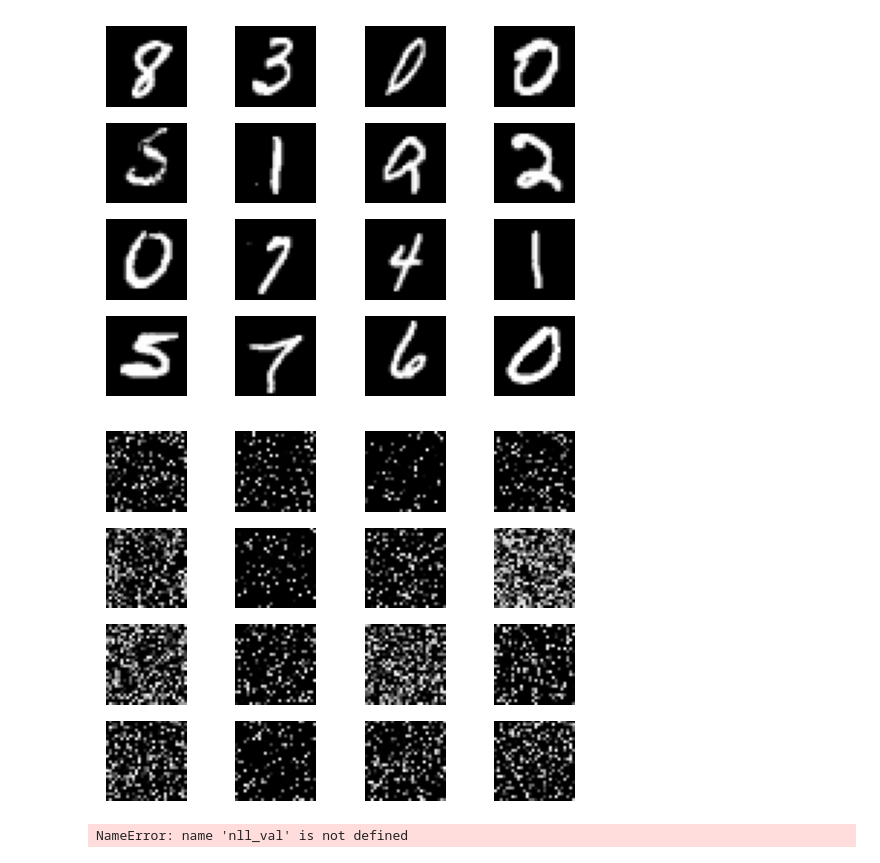
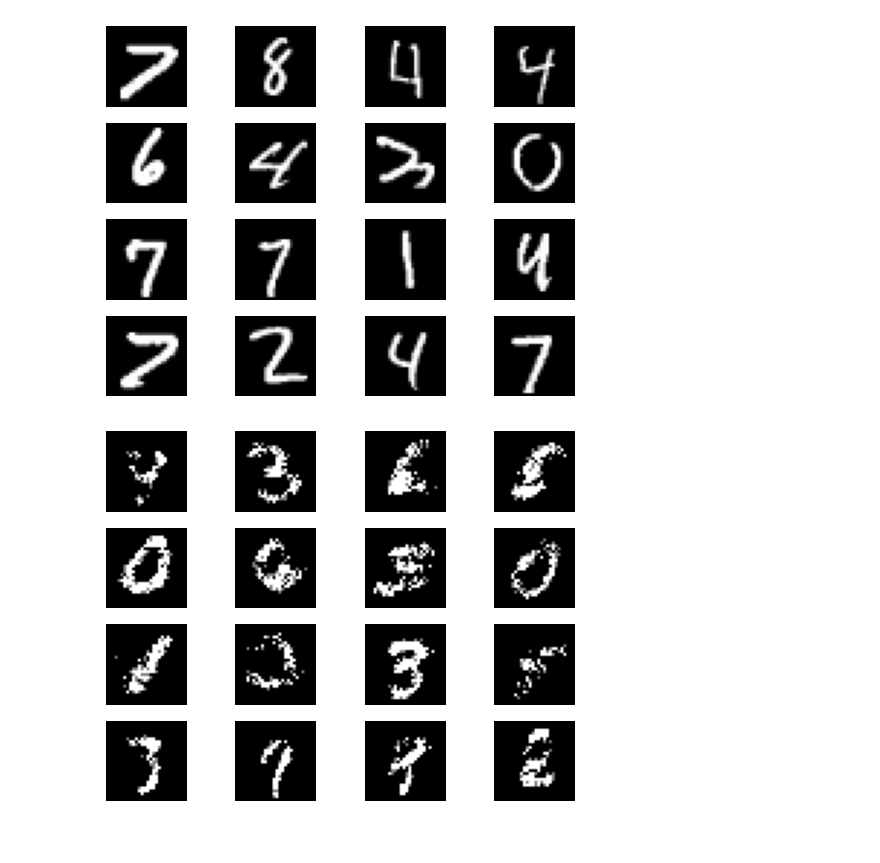
Before and after one commit to WojciechL02/VAE-exploration, a Jupyter notebook: vae_test.ipynb, the cells around one changed output. Cells and saved outputs as stored; diff of their text form; code cells hidden in the pictures.

```diff
--- a/vae_test.ipynb
+++ b/vae_test.ipynb
@@ -12,13 +17,13 @@ from vae import VAE
 # %%
-BATCH_SIZE = 512
+BATCH_SIZE = 256
 
 N_PIXELS = 28 * 28
-LATENT_SIZE = 64
-N_NEURONS = 256
+LATENT_SIZE = 32
+N_NEURONS = 64
 
-LR = 1e-3
-EPOCHS = 1
-MAX_PATIENCE = 1
+LR = 2e-3
+EPOCHS = 50
+MAX_PATIENCE = 5
 # %%
 t = transforms.Compose(
     [
@@ -31,9 +36,9 @@ train_data = MnistDataset('train', t)
 val_data = MnistDataset('val', t)
 test_data = MnistDataset('test', t)
 
-train_loader = DataLoader(train_data, shuffle=True, batch_size=BATCH_SIZE, num_workers=4)
-val_loader = DataLoader(val_data, shuffle=True, batch_size=BATCH_SIZE, num_workers=4)
-test_loader = DataLoader(test_data, shuffle=True, batch_size=BATCH_SIZE, num_workers=4)
+train_loader = DataLoader(train_data, shuffle=True, batch_size=BATCH_SIZE)
+val_loader = DataLoader(val_data, shuffle=True, batch_size=BATCH_SIZE)
+test_loader = DataLoader(test_data, shuffle=True, batch_size=BATCH_SIZE)
 # %%
 result_dir = 'results/'
 name = 'vae'
@@ -45,15 +50,15 @@ encoder = nn.Sequential(
     nn.Linear(N_PIXELS, N_NEURONS), nn.LeakyReLU(),
     nn.Linear(N_NEURONS, N_NEURONS), nn.LeakyReLU(),
     nn.Linear(N_NEURONS, 2 * LATENT_SIZE)
-)
+).to(device)
 
 decoder = nn.Sequential(
     nn.Linear(LATENT_SIZE, N_NEURONS), nn.LeakyReLU(),
     nn.Linear(N_NEURONS, N_NEURONS), nn.LeakyReLU(),
     nn.Linear(N_NEURONS, num_vals * N_PIXELS)
-)
+).to(device)
 
-model = VAE(encoder, decoder, num_vals, LATENT_SIZE, likelihood_type)
+model = VAE(encoder, decoder, num_vals, LATENT_SIZE, likelihood_type).to(device)
 
 # Print summary
 print("ENCODER:\n", summary(encoder, (N_PIXELS,)))
@@ -79,4 +84,4 @@ Estimated Total Size (MB): 208.26
 # %%
 optimizer = torch.optim.Adamax([p for p in model.parameters() if p.requires_grad == True], lr=LR)
 
-nll_val = f.training(result_dir + name, MAX_PATIENCE, EPOCHS, model, optimizer, train_loader, val_loader)
+nll_val = f.training(device, result_dir + name, MAX_PATIENCE, EPOCHS, model, optimizer, train_loader, val_loader)
@@ -83,5 +106,5 @@ nll_val = f.training(result_dir + name, MAX_PATIENCE, EPOCHS, model, optimizer,
 # %%
-test_loss = f.evaluation(test_loader, name=result_dir+name)
+test_loss = f.evaluation(device, test_loader, name=result_dir+name)
 file = open(result_dir+name + '_test_loss.txt', 'w')
 file.write(str(test_loss))
 file.close()
@@ -95,3 +118,2 @@ FINAL LOSS: nll=283.06815859375
-[figure, old version]
+[figure, new version]
-[figure, old version]
+[figure, new version]
-NameError: name 'nll_val' is not defined
```
Also changed, not shown: parts of 4 cells of this notebook, 1 other file.
